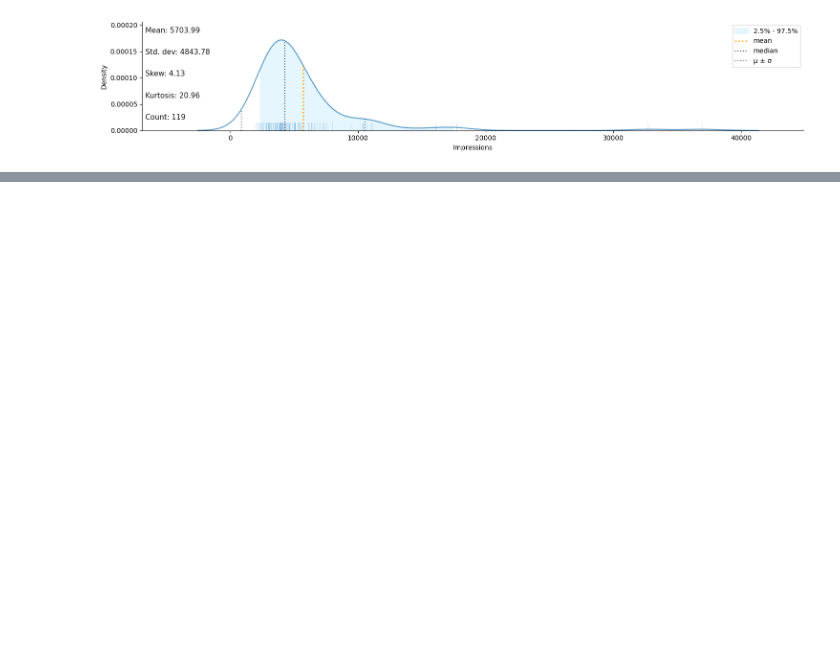
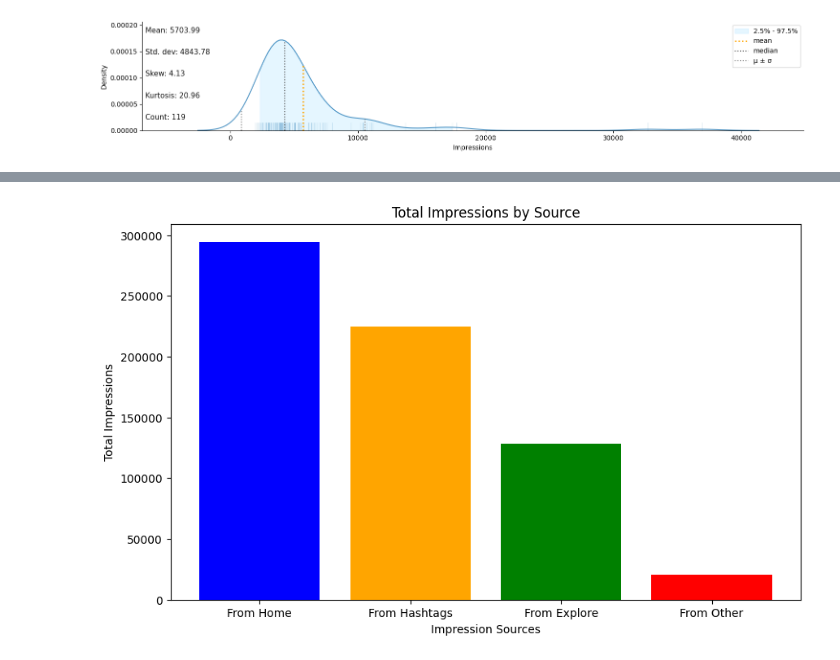
Before and after one commit to MrRezamo/Instagram_Reach_Analysis, a Jupyter notebook: Project/Main_Project.ipynb, the cells around one changed output, grey strips where cells are left out. Saved outputs shown, nothing was run; the diff lists cells and outputs as text; code cells hidden in the pictures; blank space fills up the shorter version.

```diff
--- a/Project/Main_Project.ipynb
+++ b/Project/Main_Project.ipynb
@@ -115,0 +140,10 @@ klib.dist_plot(data['Impressions']);
+# %%
+# Bar chart
+plt.figure(figsize=(10, 6))
+plt.bar(sums.index, sums.values, color=['blue', 'orange', 'green', 'red'])
+plt.xlabel('Impression Sources')
+plt.ylabel('Total Impressions')
+plt.title('Total Impressions by Source')
+plt.show()
+# %% [output]
+[figure, added]
```
Also changed, not shown: parts of 21 cells of this notebook.
